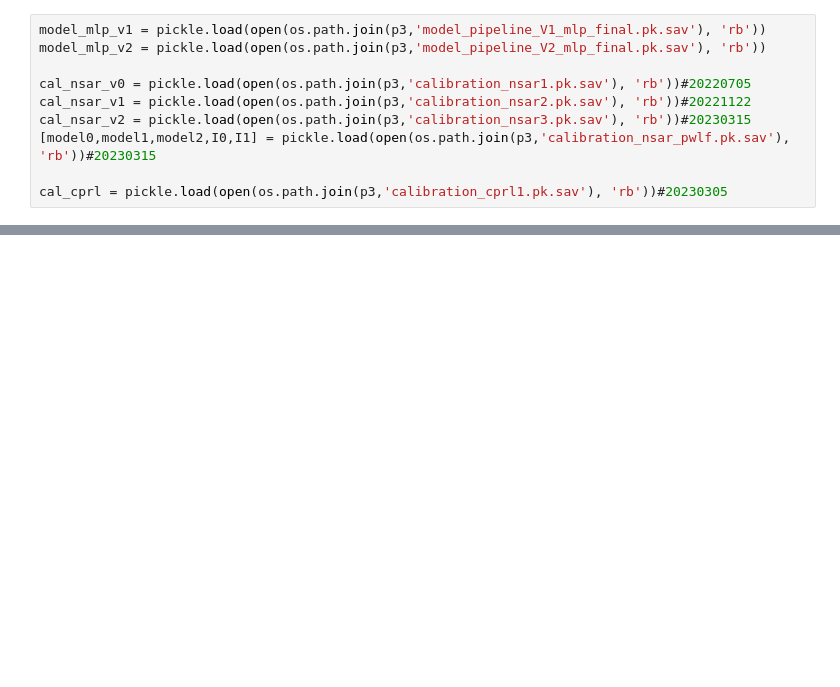
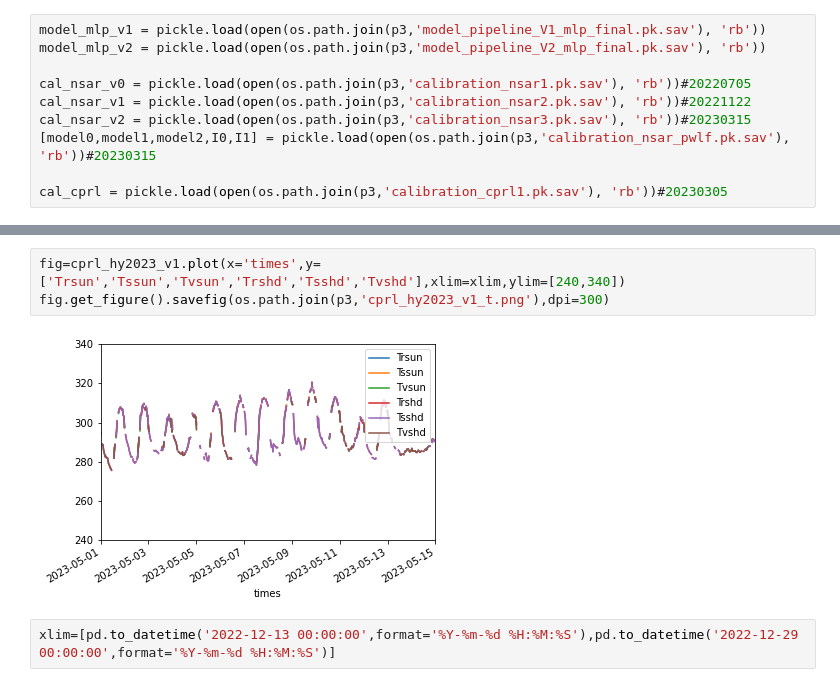
Before and after one commit to cafltar/CookIRCamET, a Jupyter notebook: label_imgs_paper.ipynb, the cells around one changed output, grey strips where cells are left out. Drawn from its saved outputs; the diff is of its cells as text; blank space fills up the shorter version.

```diff
--- a/label_imgs_paper.ipynb
+++ b/label_imgs_paper.ipynb
@@ -405,0 +395,7 @@ df.plot(x='times',y=['Trsun','Tssun','Tvsun','Trshd','Tsshd','Tvshd'],ylim=[240,
+# %%
+fig=cprl_hy2023_v1.plot(x='times',y=['Trsun','Tssun','Tvsun','Trshd','Tsshd','Tvshd'],xlim=xlim,ylim=[240,340])
+fig.get_figure().savefig(os.path.join(p3,'cprl_hy2023_v1_t.png'),dpi=300)
+# %% [output]
+[figure, added]
+# %%
+xlim=[pd.to_datetime('2022-12-13 00:00:00',format='%Y-%m-%d %H:%M:%S'),pd.to_datetime('2022-12-29 00:00:00',format='%Y-%m-%d %H:%M:%S')]
```
Also changed, not shown: parts of 20 cells of this notebook, 2 other files.
